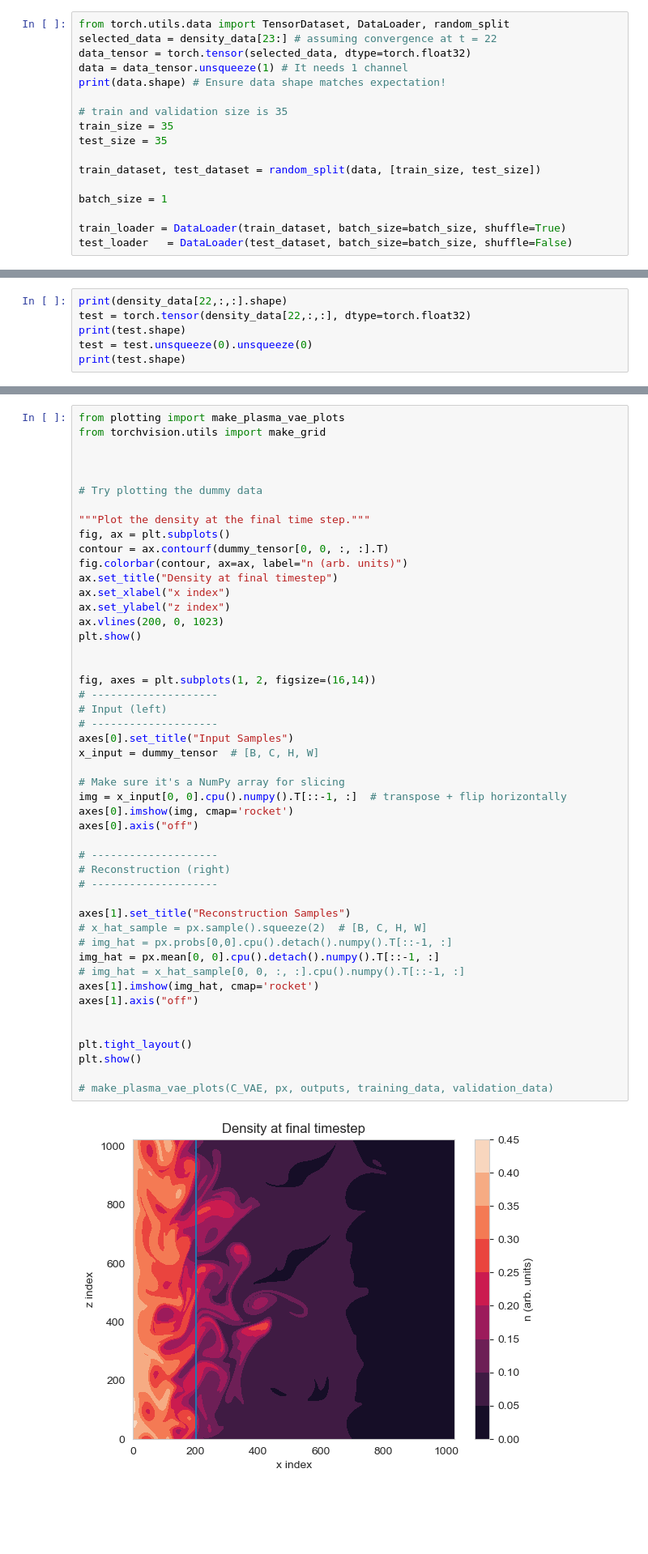
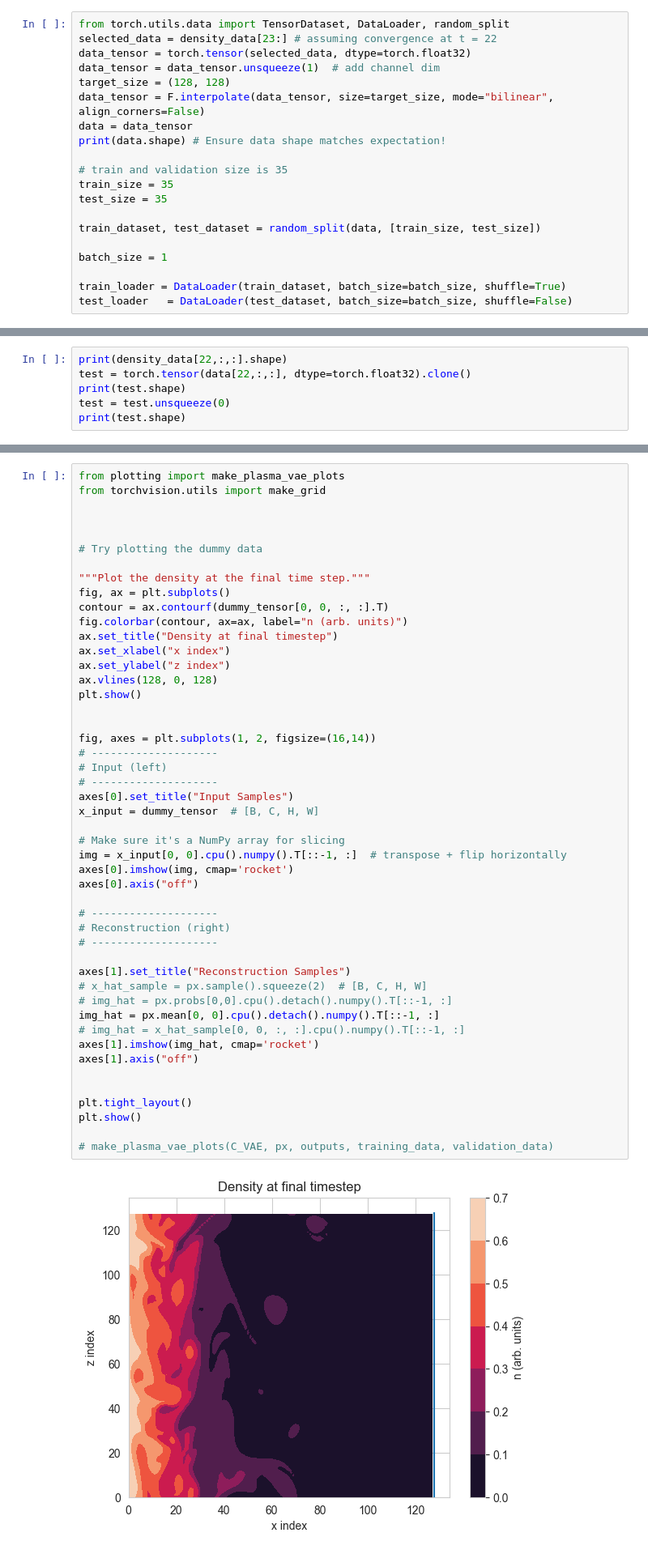
Before and after one commit to raco98/02456_Deep_Learning, a Jupyter notebook: scratch.ipynb, the cells around one changed output, grey strips where cells are left out. Shown at 81% size. Drawn from its saved outputs; the diff is of its cells as text; blank space fills up the shorter version.

Commit message:
Downsizing and plott fix

```diff
--- a/scratch.ipynb
+++ b/scratch.ipynb
@@ -159,7 +162,10 @@ As one can see above, convergence first happens after some timesteps. An appropr
 from torch.utils.data import TensorDataset, DataLoader, random_split
 selected_data = density_data[23:] # assuming convergence at t = 22
 data_tensor = torch.tensor(selected_data, dtype=torch.float32)
-data = data_tensor.unsqueeze(1) # It needs 1 channel
+data_tensor = data_tensor.unsqueeze(1)  # add channel dim
+target_size = (128, 128)
+data_tensor = F.interpolate(data_tensor, size=target_size, mode="bilinear", align_corners=False)
+data = data_tensor
 print(data.shape) # Ensure data shape matches expectation!
 
 # train and validation size is 35
@@ -385,9 +402,9 @@ class VariationalInference(nn.Module):
         return loss, diagnostics, outputs
 # %%
 print(density_data[22,:,:].shape)
-test = torch.tensor(density_data[22,:,:], dtype=torch.float32)
+test = torch.tensor(data[22,:,:], dtype=torch.float32).clone()
 print(test.shape)
-test = test.unsqueeze(0).unsqueeze(0)
+test = test.unsqueeze(0)
 print(test.shape)
 # %% [output]
 (1028, 1024)
@@ -463,38 +480,38 @@ fig.colorbar(contour, ax=ax, label="n (arb. units)")
 ax.set_title("Density at final timestep")
 ax.set_xlabel("x index")
 ax.set_ylabel("z index")
-ax.vlines(200, 0, 1023)
+ax.vlines(128, 0, 128)
 plt.show()
 
 
 fig, axes = plt.subplots(1, 2, figsize=(16,14))
 # --------------------
 # Input (left)
 # --------------------
 axes[0].set_title("Input Samples")
 x_input = dummy_tensor  # [B, C, H, W]
 
 # Make sure it's a NumPy array for slicing
 img = x_input[0, 0].cpu().numpy().T[::-1, :]  # transpose + flip horizontally
 axes[0].imshow(img, cmap='rocket')
 axes[0].axis("off")
 
 # --------------------
 # Reconstruction (right)
 # --------------------
 
 axes[1].set_title("Reconstruction Samples")
 # x_hat_sample = px.sample().squeeze(2)  # [B, C, H, W]
 # img_hat = px.probs[0,0].cpu().detach().numpy().T[::-1, :]
 img_hat = px.mean[0, 0].cpu().detach().numpy().T[::-1, :]
 # img_hat = x_hat_sample[0, 0, :, :].cpu().numpy().T[::-1, :]
 axes[1].imshow(img_hat, cmap='rocket')
 axes[1].axis("off")
 
 
 plt.tight_layout()
 plt.show()
 
 # make_plasma_vae_plots(C_VAE, px, outputs, training_data, validation_data)
 # %% [output]
-[figure, old version]
+[figure, new version]
```
Also changed, not shown: parts of 12 cells of this notebook, 1 other file.
